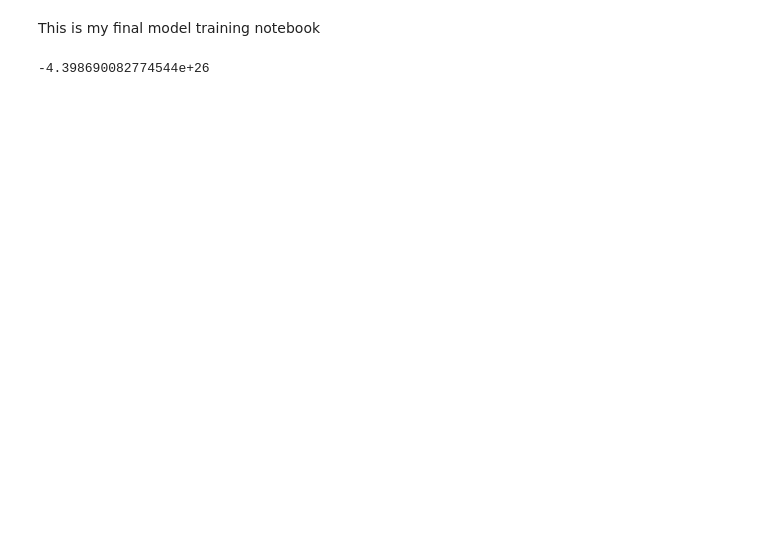
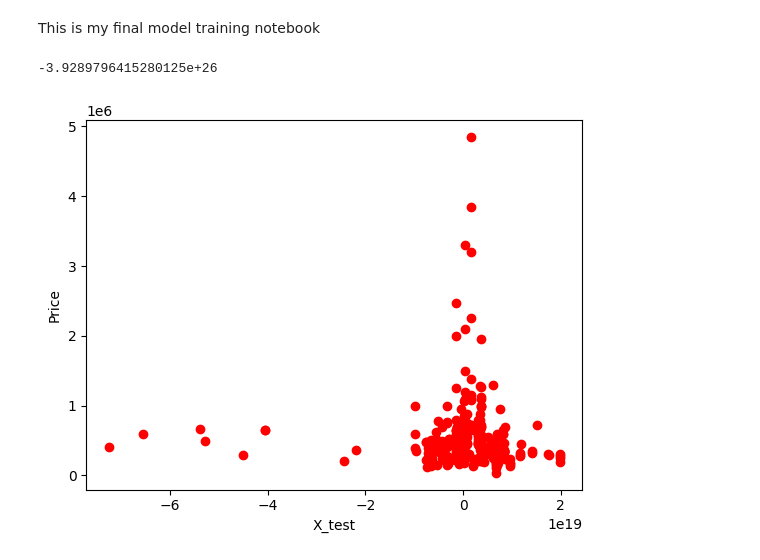
Before and after one commit to m9tadeo/real-estate-price-prediction, a Jupyter notebook: model_training/model_training_2.ipynb, the cells around one changed output. Drawn from its saved outputs; the diff is of its cells as text; code cells hidden in the pictures; blank space fills up the shorter version.

```diff
--- a/model_training/model_training_2.ipynb
+++ b/model_training/model_training_2.ipynb
@@ -59,7 +61,7 @@ def scale_data(X_train, X_test):
     sc = StandardScaler()
     ##Fit and transform data
     X_train = sc.fit_transform(X_train)
-    X_test = sc.transform(X_test)
+    X_test = sc.fit_transform(X_test)
     return X_train, X_test
 # %%
 """This is a function to declare a linear regression model then fit and evaluate it"""
@@ -73,7 +75,8 @@ def model_data_linear(X_train, X_test, y_train, y_test):
     ##Evaluate the model
     y_predict = regressor.predict(X_test)
     test_score = regressor.score(X_test, y_test)
-    return test_score
+    print(test_score)
+    return y_predict
 # %%
 """This is a function to declare a logistic regression model then fit and evaluate it"""
 
@@ -103,13 +108,23 @@ def model_data_knn(X_train, X_test, y_train, y_test):
+# %%
+"""This is a function to scatter plot model prediction"""
+
+def model_plot(y_predict, y_test):
+    plt.scatter(y_predict, y_test, color='red')
+    plt.xlabel('X_test')
+    plt.ylabel('Price')
+    plt.show()
 # %%
+"""Linear Regression"""
+
 df = load_dataset()
 cat_data = ohe_data(df)
 X = merge_data(df, cat_data)
 y = df['price'].values
 X_train, X_test, y_train, y_test = split_data(X,y)
 X_train, X_test = scale_data(X_train, X_test)
-test_score = model_data_linear(X_train, X_test, y_train, y_test)
-
-print(test_score)
+y_predict = model_data_linear(X_train, X_test, y_train, y_test)
+linear_plot = model_plot(y_predict, y_test)
 # %% [output]
--4.398690082774544e+26
+-3.9289796415280125e+26
+[figure, added]
 # %%
```
Also changed, not shown: parts of 6 cells of this notebook, 1 other file.
